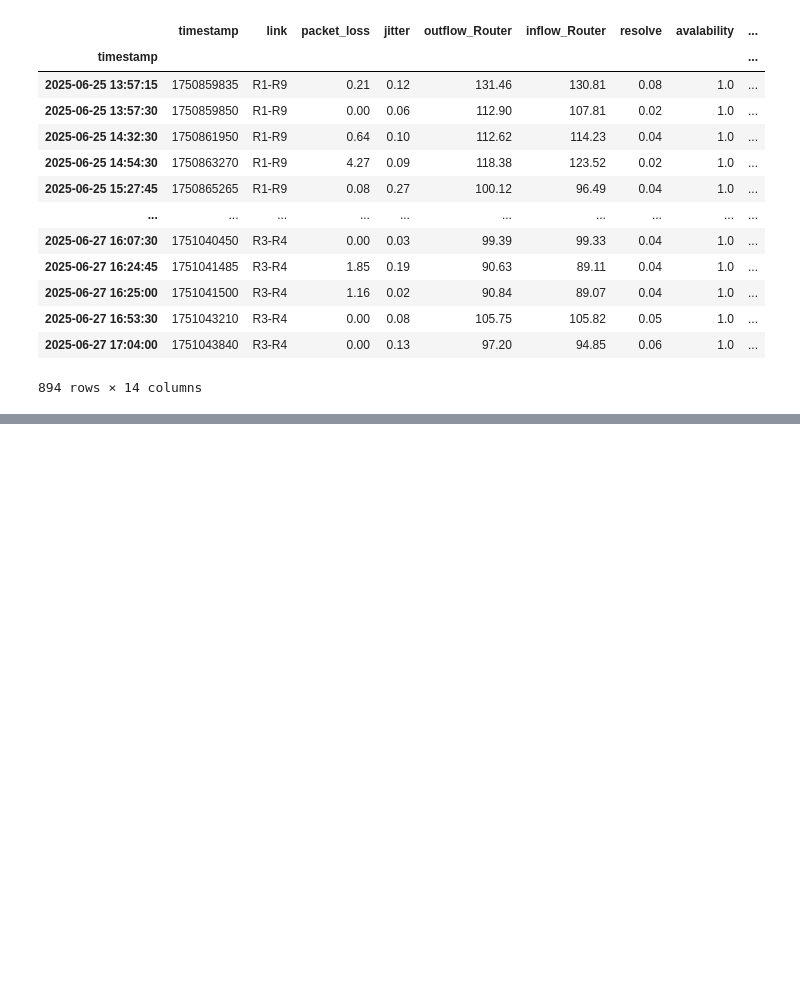
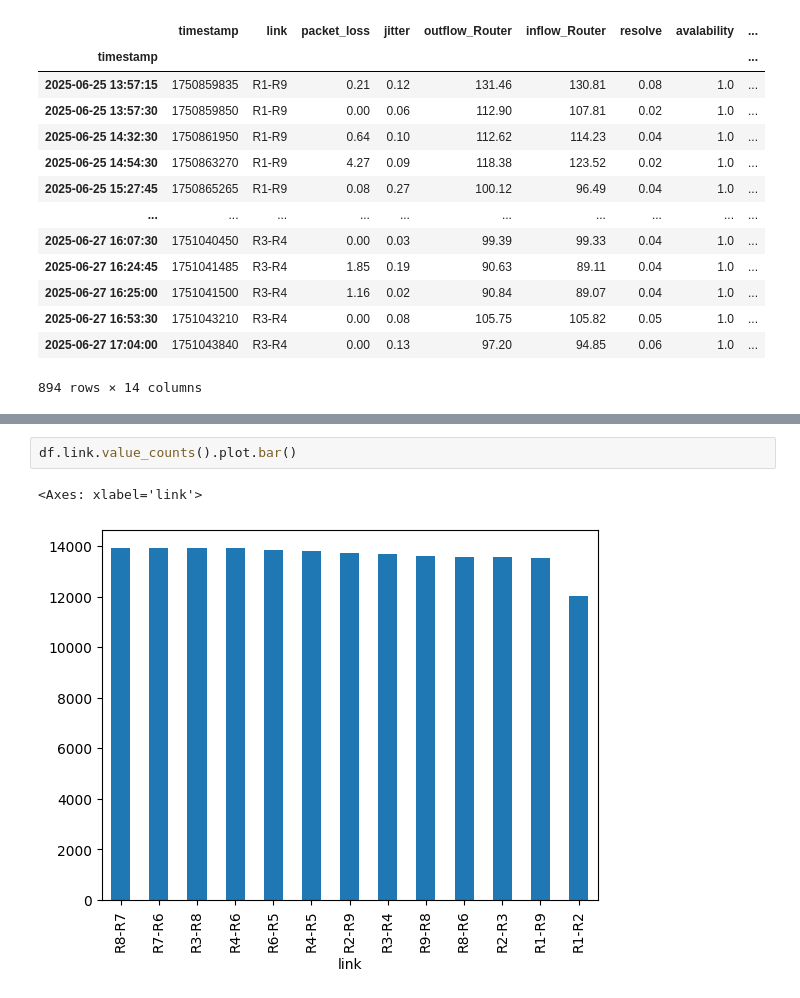
Before and after one commit to aioskill/genai2026, a Jupyter notebook: notebooks/demos20261026/QoS.ipynb, the cells around one changed output, grey strips where cells are left out. Cells and saved outputs as stored; diff of their text form; blank space fills up the shorter version.

```diff
--- a/notebooks/demos20261026/QoS.ipynb
+++ b/notebooks/demos20261026/QoS.ipynb
@@ -338,0 +357,5 @@ df[df.inflow_anom | df.outflow_anom]
+# %%
+df.link.value_counts().plot.bar()
+# %% [output]
+<Axes: xlabel='link'>
+[figure, added]
```
Also changed, not shown: parts of 8 cells of this notebook.
